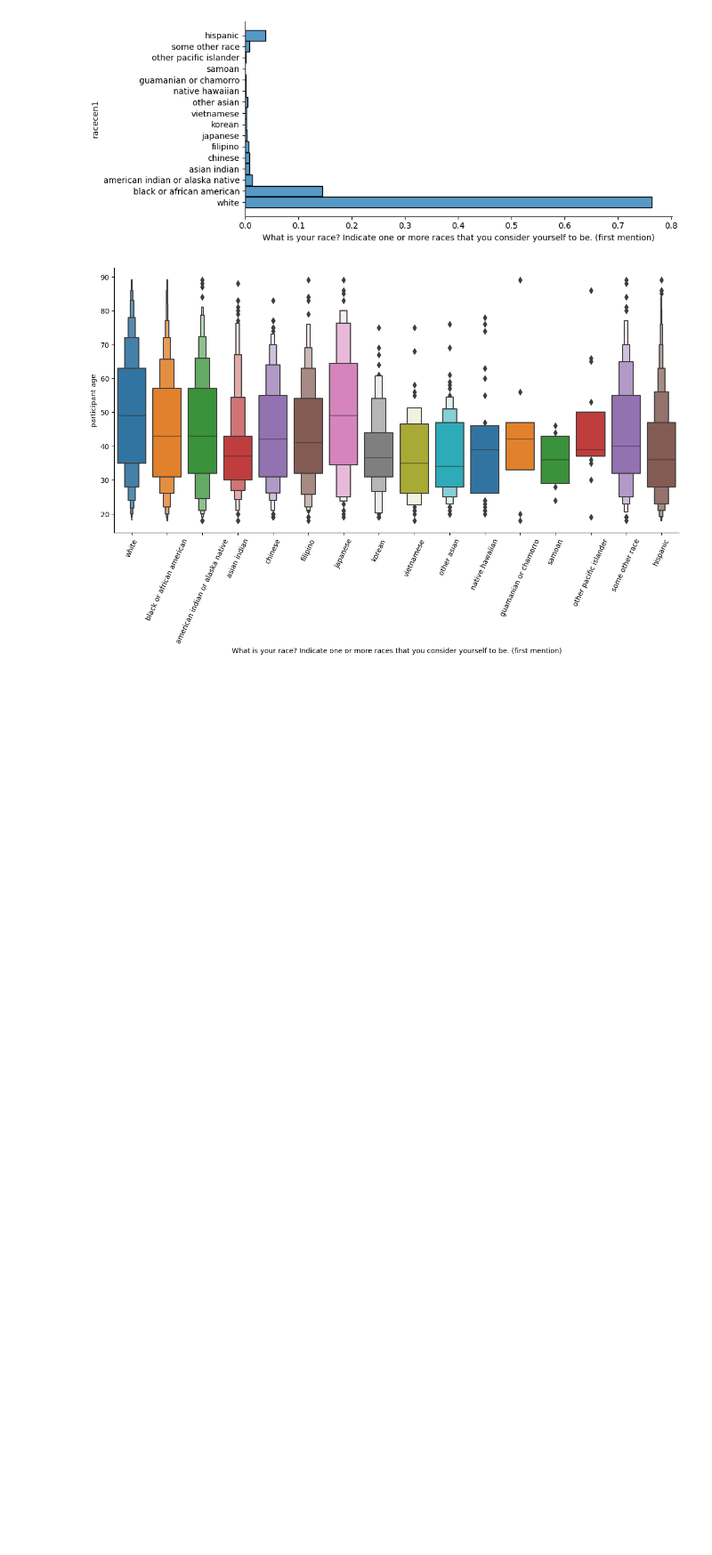
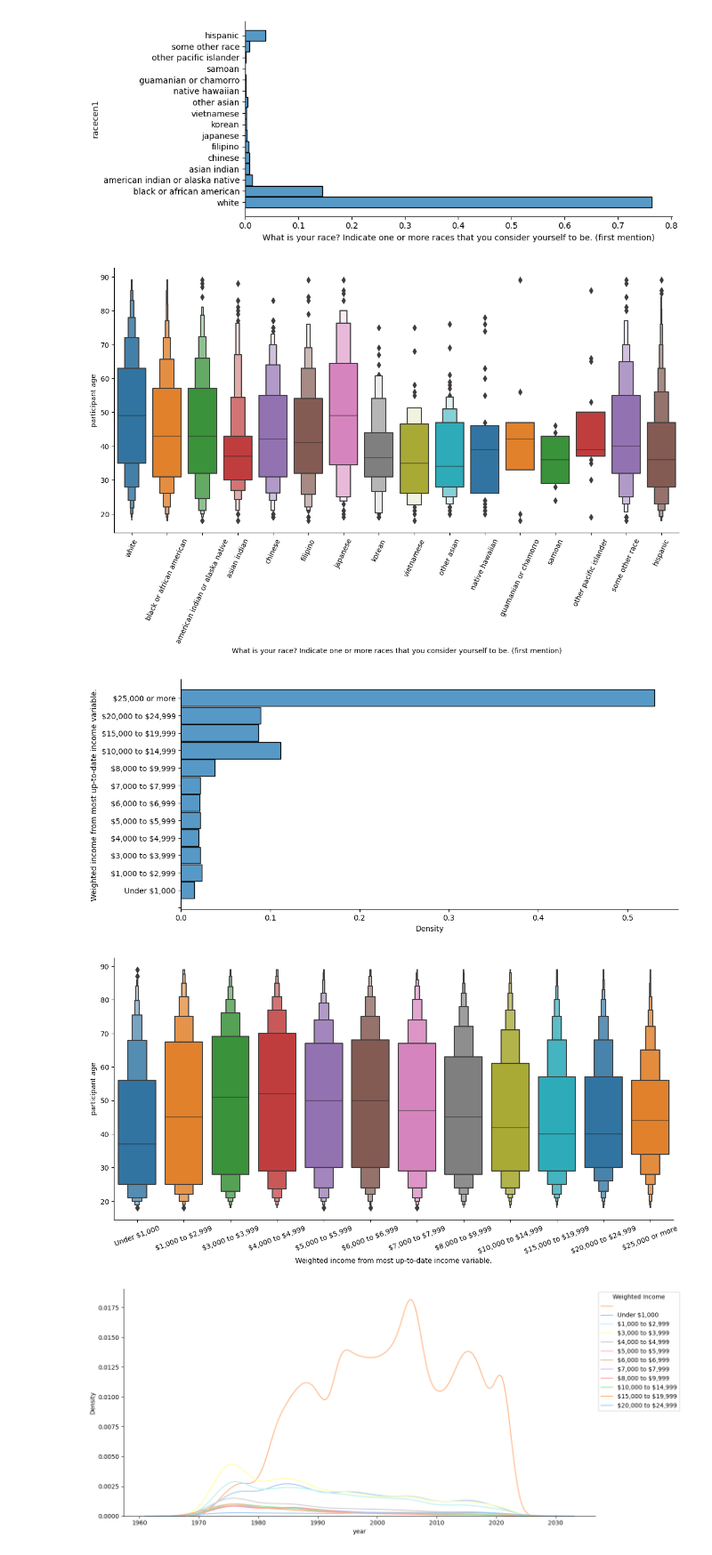
Before and after one commit to CulleyHarrelson/GeneralSocialSurvey, a Jupyter notebook: GSS-Essential-Variables.ipynb, the cells around one changed output. Shown at 89% size. Cells and saved outputs as stored; diff of their text form; code cells hidden in the pictures; blank space fills up the shorter version.

Commit message:
Adding income plots

```diff
--- a/GSS-Essential-Variables.ipynb
+++ b/GSS-Essential-Variables.ipynb
@@ -359,3 +359,78 @@ plt.draw()
 [figure]
 # %%
  #gss.to_csv('gss.csv')
+# %%
+#gss_functions.values(gss['income'])
+
+labels = ['',
+'Under \$1,000',
+'\$1,000 to \$2,999',
+'\$3,000 to \$3,999',
+'\$4,000 to \$4,999',
+'\$5,000 to \$5,999',
+'\$6,000 to \$6,999',
+'\$7,000 to \$7,999',
+'\$8,000 to \$9,999',
+'\$10,000 to \$14,999',
+'\$15,000 to \$19,999',
+'\$20,000 to \$24,999',
+'\$25,000 or more']
+
+
+t = "Weighted income from most up-to-date income variable."
+
+p = sns.displot(
+    data=gss,
+    kind="hist",
+    y="income",
+    discrete=True,
+    height=5,
+    aspect=2,
+    legend=False,
+    shrink=.95,
+    stat="density",
+    common_norm=False
+)
+plt.yticks(range(13))
+p.set_ylabels(t)
+p.set_yticklabels(labels)
+plt.draw()
+warnings.filterwarnings("ignore")
+
+labels2 = filter(lambda label: label != '', labels)
+
+
+h = sns.catplot(
+    data=gss,
+    x="income",
+    y="age",
+    palette='tab10',
+    kind="boxen",
+    height=6,
+    aspect=2,
+)
+
+h.set_xlabels(t)
+h.set_ylabels('participant age')
+h.set_xticklabels(labels2, rotation=20)
+plt.draw()
+
+
+by_year = sns.displot(
+    gss,
+    x="year",
+    hue="income",
+    palette='pastel',
+    kind="kde",
+    height=6,
+    aspect=2,
+    legend=False,
+)
+
+
+plt.legend(title='Weighted Income', labels=labels, loc = 2, bbox_to_anchor = (1,1))
+plt.draw()
+# %% [output]
+[figure, added]
+[figure, added]
+[figure, added]
```
